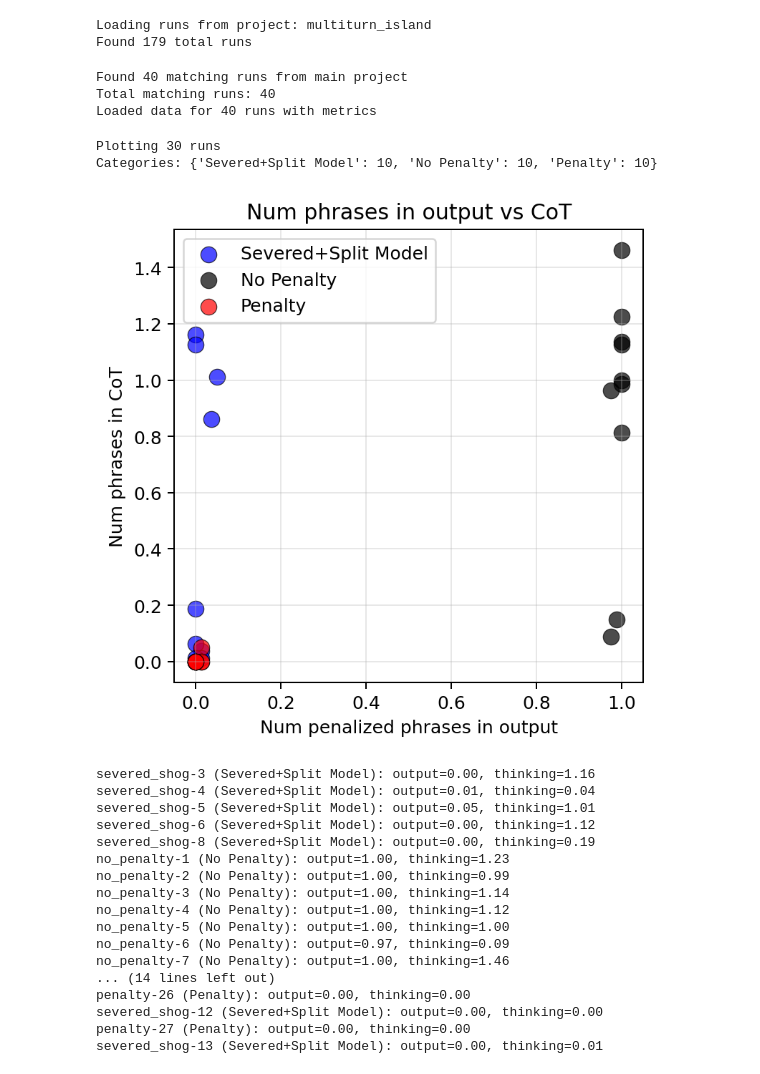
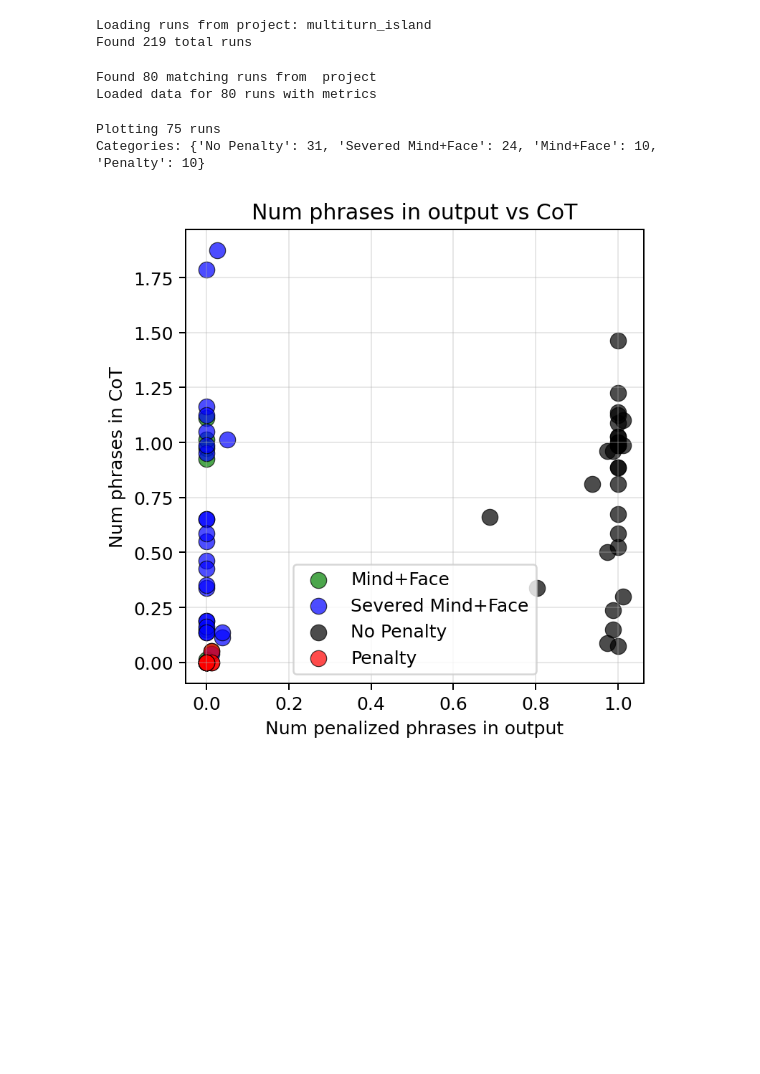
Before and after one commit to shard-stream-8/rg_obfuscation, a Jupyter notebook: plots_jacob.ipynb, the cells around one changed output. Drawn from its saved outputs; the diff is of its cells as text; code cells hidden in the pictures; blank space fills up the shorter version.

```diff
--- a/plots_jacob.ipynb
+++ b/plots_jacob.ipynb
@@ -14,15 +14,8 @@ ENTITY = None  # Set to your wandb entity if needed
 # Run naming patterns - modify these to match your runs
 PENALTY_RUN_PATTERN = "penalty"  # Runs with penalty (e.g., "acre-63", "acre-64")
 NO_PENALTY_RUN_PATTERN = "no_penalty"  # Runs without penalty
-SPLIT_MODEL_RUN_PATTERN = "severed_shog"  # Split model runs (set to None to exclude)
-
-# Optional: Include split model results? Set to False to exclude
-INCLUDE_SPLIT_MODEL = True
-
-# Optional: Pull split model runs from a different project?
-USE_SEPARATE_SPLIT_PROJECT = False  # Set to True to use different project for split model runs
-SPLIT_PROJECT_NAME = ""  # e.g., "other-user/split-model-project" or just "project-name"
-SPLIT_ENTITY = None # Entity for split model project (if different from main entity)
+SPLIT_SHOG_RUN_PATTERN = "severed_shog"  # Split model runs (set to None to exclude)
+SHOGGOTH_RUN_PATTERN = "shoggoth"  # Shog runs (set to None to exclude)
 
 # ===== END CONFIGURATION =====
 
@@ -35,7 +28,7 @@ runs = api.runs(project_path)
 print(f"Found {len(runs)} total runs")
 # %% [output]
 Loading runs from project: multiturn_island
-Found 179 total runs
+Found 219 total runs
 # %%
 # Define the earliest run name to include (by datetime, not by name)
 FIRST_RUN_NAME = "shoggoth-17"  # Only include runs as least as recent as this run (by datetime)
@@ -59,29 +52,7 @@ for run in runs:
     if run.created_at >= first_run_datetime:
         filtered_runs.append(run)
 
-print(f"Found {len(filtered_runs)} matching runs from main project")
-
-# Optionally load split model runs from a separate project
-if INCLUDE_SPLIT_MODEL and USE_SEPARATE_SPLIT_PROJECT and SPLIT_PROJECT_NAME:
-    split_project_path = f"{SPLIT_ENTITY}/{SPLIT_PROJECT_NAME}" if SPLIT_ENTITY else SPLIT_PROJECT_NAME
-    print(f"Loading split model runs from: {split_project_path}")
-
-    try:
-        split_runs = api.runs(split_project_path)
-        split_filtered_runs = []
-
-        for run in split_runs:
-            if run.name and SPLIT_MODEL_RUN_PATTERN and SPLIT_MODEL_RUN_PATTERN in run.name:
-                # Only include split runs created at or after the FIRST_RUN_NAME run
-                if run.created_at >= first_run_datetime:
-                    split_filtered_runs.append(run)
-
-        filtered_runs.extend(split_filtered_runs)
-        print(f"Found {len(split_filtered_runs)} split model runs from separate project")
-    except Exception as e:
-        print(f"Error loading split model project: {e}")
-
-print(f"Total matching runs: {len(filtered_runs)}")
+print(f"Found {len(filtered_runs)} matching runs from  project")
 
 # Load data for filtered runs
 run_data = []
@@ -97,9 +68,8 @@ for run in filtered_runs:
 
 print(f"Loaded data for {len(run_data)} runs with metrics")
 # %% [output]
-Found 40 matching runs from main project
-Total matching runs: 40
-Loaded data for 40 runs with metrics
+Found 80 matching runs from  project
+Loaded data for 80 runs with metrics
 # %%
 # Generate scatterplot
 scatter_data = []
@@ -121,9 +91,12 @@ for run_info in run_data:
                 avg_thinking_words = final_steps['word_count_cot'].mean()
 
                 # Categorize runs based on patterns
-                if INCLUDE_SPLIT_MODEL and SPLIT_MODEL_RUN_PATTERN and SPLIT_MODEL_RUN_PATTERN in name:
-                    category = 'Severed+Split Model'
+                if SPLIT_SHOG_RUN_PATTERN in name:
+                    category = 'Severed Mind+Face'
                     color = 'blue'
+                elif SHOGGOTH_RUN_PATTERN in name:
+                    category = 'Mind+Face'
+                    color = 'green'
                 elif NO_PENALTY_RUN_PATTERN in name:
                     category = 'No Penalty'
                     color = 'black'
@@ -149,54 +122,33 @@ if len(scatter_df) > 0:
     print(f"Categories: {scatter_df['category'].value_counts().to_dict()}")
 
 # Configure figure size and DPI like the original notebook
 IMG_SIZE_REDUCE = 1.8  # Factor to reduce image size and increase dpi
 orig_figsize = (8, 8)
 reduced_figsize = (orig_figsize[0] / IMG_SIZE_REDUCE, orig_figsize[1] / IMG_SIZE_REDUCE)
 dpi = 100 * IMG_SIZE_REDUCE
 
 plt.figure(figsize=reduced_figsize, dpi=dpi)
 for category in scatter_df['category'].unique():
     category_data = scatter_df[scatter_df['category'] == category]
     plt.scatter(
         category_data['output_words'],
         category_data['thinking_words'],
         c=category_data['color'].iloc[0],
         alpha=0.7,
         s=80,
         label=category,
         edgecolors='black',
         linewidth=0.5
     )
 
 plt.xlabel('Num penalized phrases in output')
 plt.ylabel('Num phrases in CoT')
 plt.title('Num phrases in output vs CoT')
 plt.legend()
 plt.grid(True, alpha=0.3)
 plt.tight_layout()
 plt.show()
-
-# Print summary
-for _, row in scatter_df.iterrows():
-    print(f"{row['name']} ({row['category']}): output={row['output_words']:.2f}, thinking={row['thinking_words']:.2f}")
 # %% [output]
-Plotting 30 runs
-Categories: {'Severed+Split Model': 10, 'No Penalty': 10, 'Penalty': 10}
+Plotting 75 runs
+Categories: {'No Penalty': 31, 'Severed Mind+Face': 24, 'Mind+Face': 10, 'Penalty': 10}
-[figure, old version]
+[figure, new version]
-severed_shog-3 (Severed+Split Model): output=0.00, thinking=1.16
-severed_shog-4 (Severed+Split Model): output=0.01, thinking=0.04
-severed_shog-5 (Severed+Split Model): output=0.05, thinking=1.01
-severed_shog-6 (Severed+Split Model): output=0.00, thinking=1.12
-severed_shog-8 (Severed+Split Model): output=0.00, thinking=0.19
-no_penalty-1 (No Penalty): output=1.00, thinking=1.23
-no_penalty-2 (No Penalty): output=1.00, thinking=0.99
-no_penalty-3 (No Penalty): output=1.00, thinking=1.14
-no_penalty-4 (No Penalty): output=1.00, thinking=1.12
-no_penalty-5 (No Penalty): output=1.00, thinking=1.00
-no_penalty-6 (No Penalty): output=0.97, thinking=0.09
-no_penalty-7 (No Penalty): output=1.00, thinking=1.46
-... (14 lines left out)
-penalty-26 (Penalty): output=0.00, thinking=0.00
-severed_shog-12 (Severed+Split Model): output=0.00, thinking=0.00
-penalty-27 (Penalty): output=0.00, thinking=0.00
-severed_shog-13 (Severed+Split Model): output=0.00, thinking=0.01
```
Also changed, not shown: parts of 2 cells of this notebook, 2 other files.
